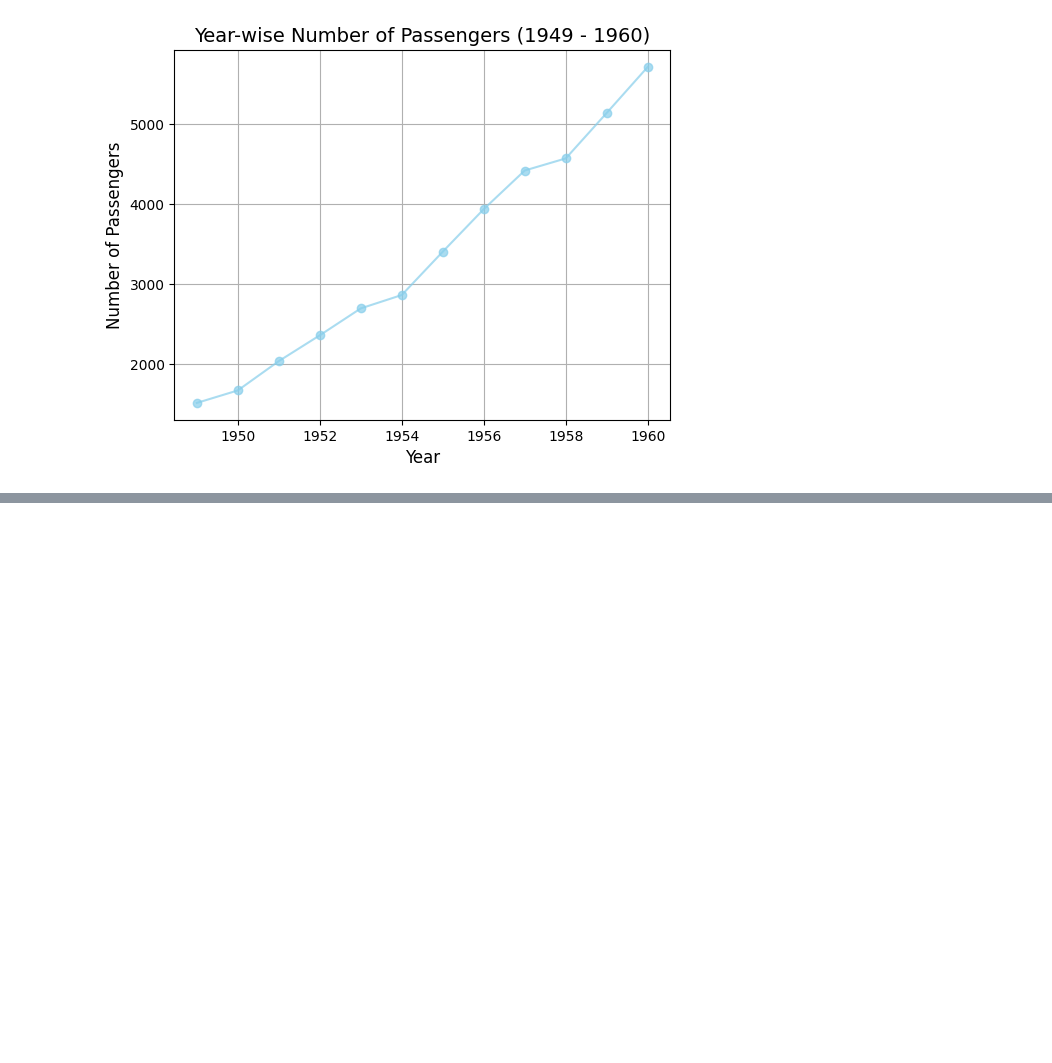
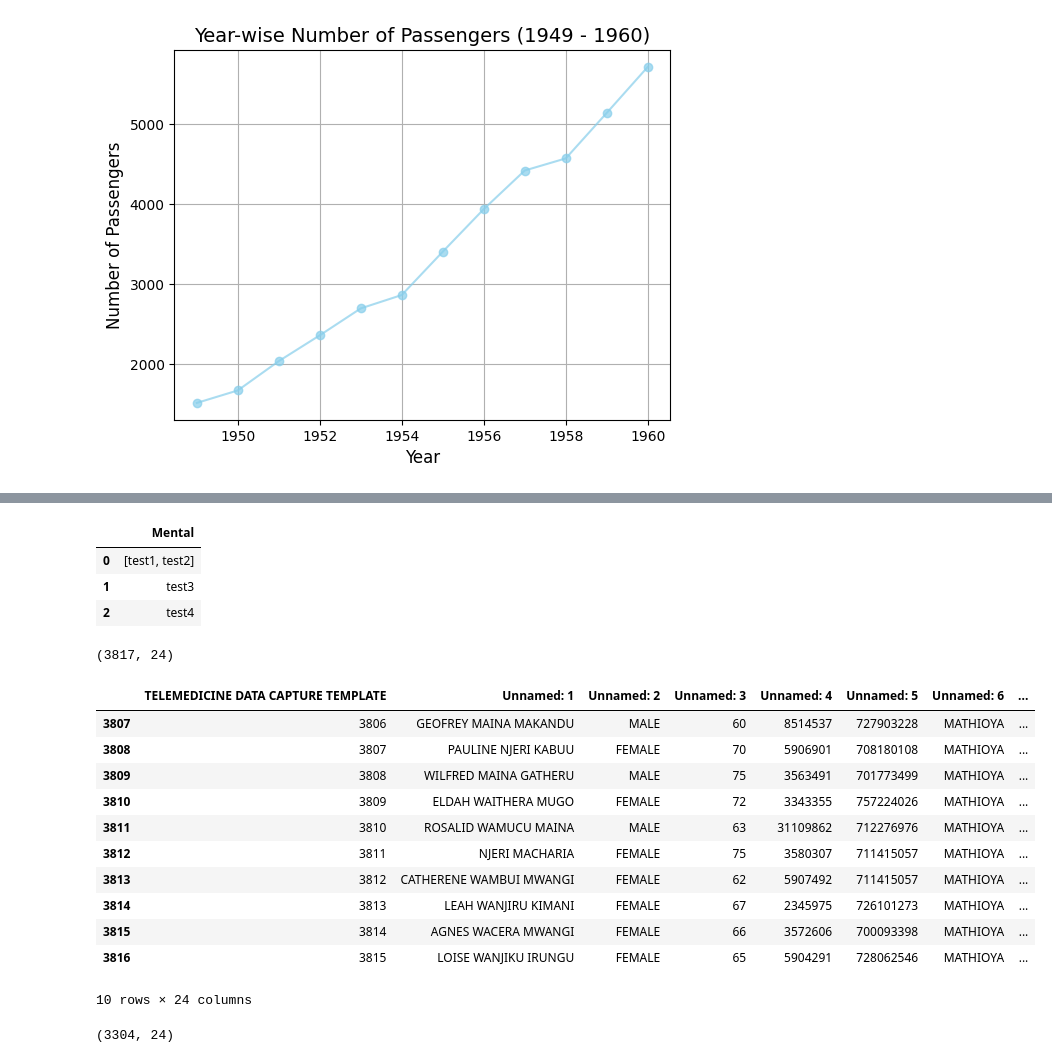
Before and after one commit to ManNjoro/code-signal, a Jupyter notebook: trend-analysis.ipynb, the cells around one changed output, grey strips where cells are left out. Cells and saved outputs as stored; diff of their text form; code cells hidden in the pictures; blank space fills up the shorter version.

Commit message:
drop duplicates

```diff
--- a/trend-analysis.ipynb
+++ b/trend-analysis.ipynb
@@ -181,0 +218,42 @@ plt.show()
+# %%
+import pandas as pd
+import matplotlib.pyplot as plt
+data = {
+    'Mental': [['test1', 'test2'], 'test3', 'test4']
+}
+df = pd.DataFrame(data)
+df.head()
+# %% [output]
+|  | Mental |
+| 0 | [test1, test2] |
+| 1 | test3 |
+| 2 | test4 |
+# %%
+import pandas as pd
+df = pd.read_excel('../../../Downloads/mat/analytics/TELEMEDICINE  COMBINED COUNTY SUMMARY up to day 4.xlsx',  sheet_name='MATHIOYA')
+
+df.tail()
+df.shape
+# %% [output]
+(3817, 24)
+# %%
+df.tail(10)
+# %% [output]
+|  | TELEMEDICINE DATA CAPTURE TEMPLATE | Unnamed: 1 | Unnamed: 2 | Unnamed: 3 | Unnamed: 4 | Unnamed: 5 | Unnamed: 6 | ... |
+| 3807 | 3806 | GEOFREY MAINA MAKANDU | MALE | 60 | 8514537 | 727903228 | MATHIOYA | ... |
+| 3808 | 3807 | PAULINE NJERI KABUU | FEMALE | 70 | 5906901 | 708180108 | MATHIOYA | ... |
+| 3809 | 3808 | WILFRED MAINA GATHERU | MALE | 75 | 3563491 | 701773499 | MATHIOYA | ... |
+| 3810 | 3809 | ELDAH WAITHERA MUGO | FEMALE | 72 | 3343355 | 757224026 | MATHIOYA | ... |
+| 3811 | 3810 | ROSALID WAMUCU MAINA | MALE | 63 | 31109862 | 712276976 | MATHIOYA | ... |
+| 3812 | 3811 | NJERI MACHARIA | FEMALE | 75 | 3580307 | 711415057 | MATHIOYA | ... |
+| 3813 | 3812 | CATHERENE WAMBUI MWANGI | FEMALE | 62 | 5907492 | 711415057 | MATHIOYA | ... |
+| 3814 | 3813 | LEAH WANJIRU KIMANI | FEMALE | 67 | 2345975 | 726101273 | MATHIOYA | ... |
+| 3815 | 3814 | AGNES WACERA MWANGI | FEMALE | 66 | 3572606 | 700093398 | MATHIOYA | ... |
+| 3816 | 3815 | LOISE WANJIKU IRUNGU | FEMALE | 65 | 5904291 | 728062546 | MATHIOYA | ... |
+10 rows × 24 columns
+# %%
+#remove all duplicate values
+df_new = df.drop_duplicates(subset=['Unnamed: 1', 'Unnamed: 4'], keep=False)
+df_new.shape
+# %% [output]
+(3304, 24)
```
Also changed, not shown: parts of 1 cell of this notebook.
